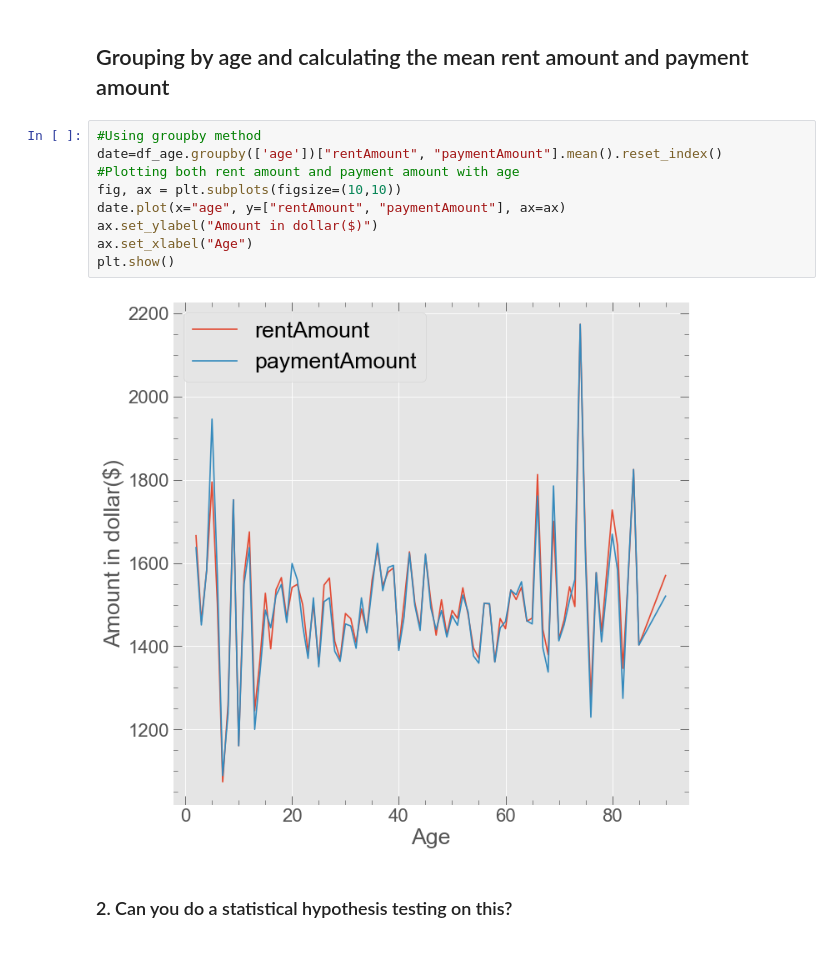
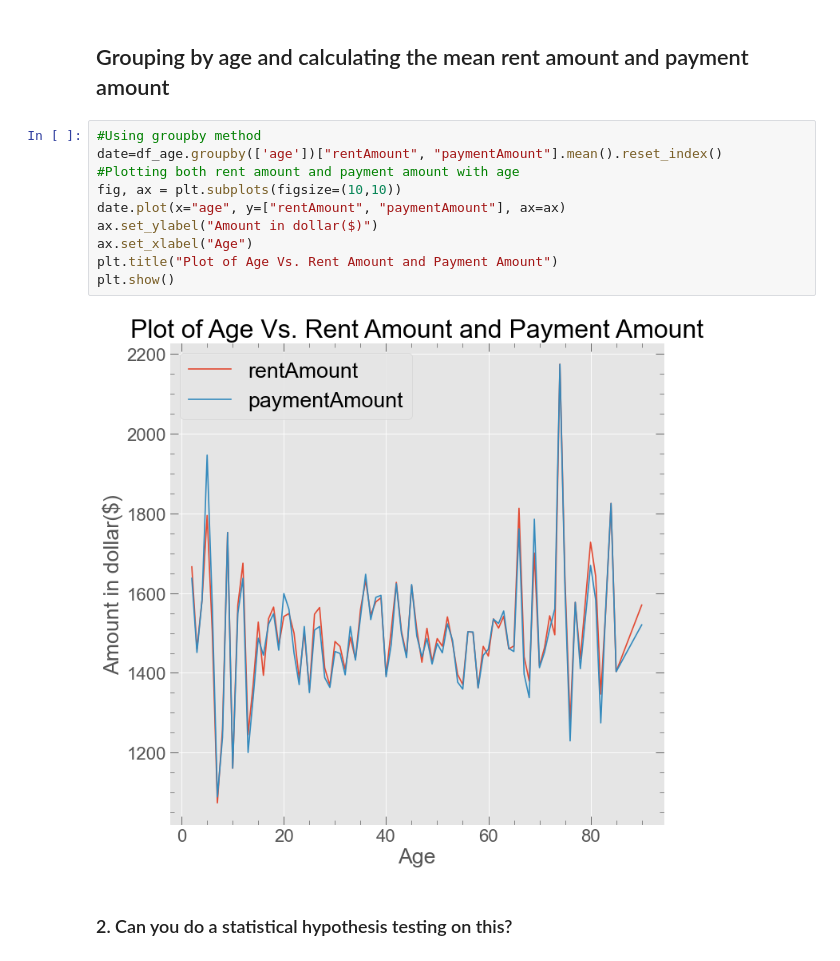
Before and after one commit to pandeysudip/Rental, a Jupyter notebook: 2.Data_Visulization.ipynb, the cells around one changed output. Saved outputs shown, nothing was run; the diff lists cells and outputs as text.

```diff
--- a/2.Data_Visulization.ipynb
+++ b/2.Data_Visulization.ipynb
@@ -262,14 +262,15 @@ plt.show()
 # %%
 #Using groupby method
 date=df_age.groupby(['age'])["rentAmount", "paymentAmount"].mean().reset_index()
 #Plotting both rent amount and payment amount with age
 fig, ax = plt.subplots(figsize=(10,10))
 date.plot(x="age", y=["rentAmount", "paymentAmount"], ax=ax)
 ax.set_ylabel("Amount in dollar($)")
 ax.set_xlabel("Age")
+plt.title("Plot of Age Vs. Rent Amount and Payment Amount")
 plt.show()
 # %% [output]
-[figure, old version]
+[figure, new version]
 # %% [markdown]
 ### 2. Can you do a statistical hypothesis testing on this?
 # %% [markdown]
```
Also changed, not shown: parts of 13 cells of this notebook.
